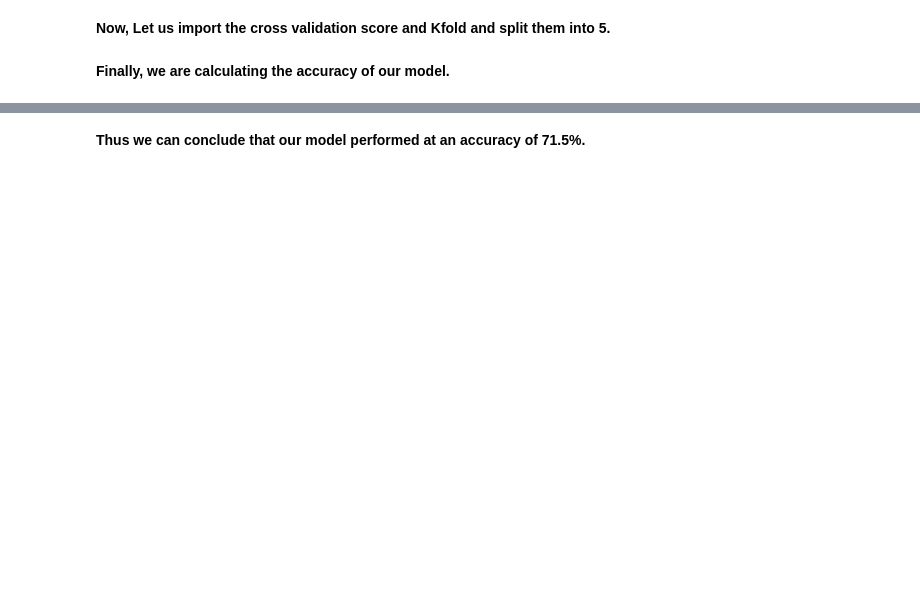
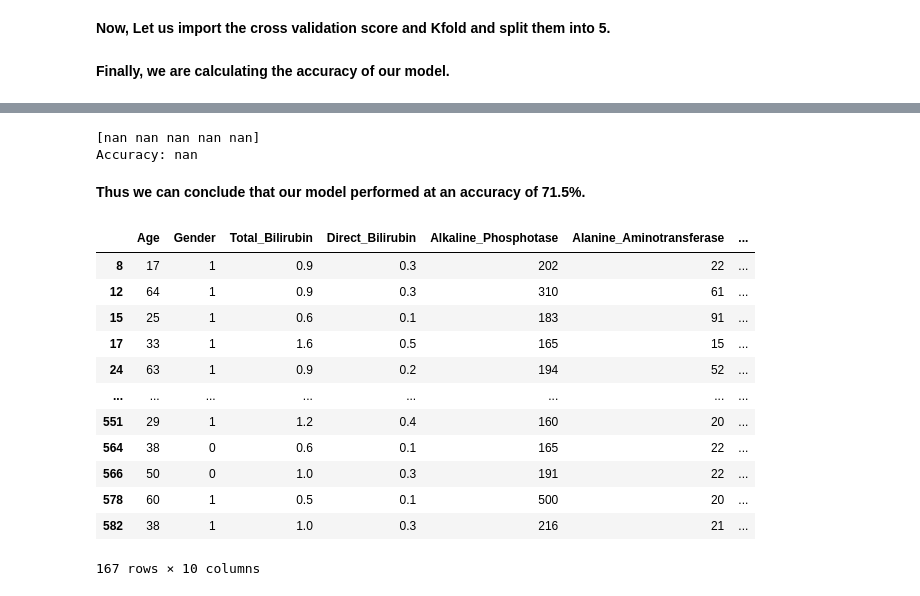
Before and after one commit to unh-projects/liver-disease-detection, a Jupyter notebook: liver-disease-EDA.ipynb, the cells around one changed output, grey strips where cells are left out. Drawn from its saved outputs; the diff is of its cells as text; code cells hidden in the pictures; blank space fills up the shorter version.

```diff
--- a/liver-disease-EDA.ipynb
+++ b/liver-disease-EDA.ipynb
@@ -247,9 +279,12 @@ accuracy_score(y_test, y_pred)
 # %%
 from sklearn.model_selection import KFold, cross_val_score
-kfold = KFold(n_splits=5,random_state=42)
+kfold = KFold(n_splits=5, random_state=1, shuffle=True)
 logmodel = LogisticRegression(C=1, penalty='l1')
 results = cross_val_score(logmodel, X_train,y_train,cv = kfold)
 print(results)
 print("Accuracy:",results.mean()*100)
+# %% [output]
+[nan nan nan nan nan]
+Accuracy: nan
 # %% [markdown]
 **Thus we can conclude that our model performed at an accuracy of 71.5%.**
@@ -257,0 +293,18 @@ X_test
+# %%
+o_diag = patients_data[patients_data['Diagnosis']==0].drop("Diagnosis", axis=1)
+# %%
+o_diag
+# %% [output]
+|  | Age | Gender | Total_Bilirubin | Direct_Bilirubin | Alkaline_Phosphotase | Alanine_Aminotransferase | ... |
+| 8 | 17 | 1 | 0.9 | 0.3 | 202 | 22 | ... |
+| 12 | 64 | 1 | 0.9 | 0.3 | 310 | 61 | ... |
+| 15 | 25 | 1 | 0.6 | 0.1 | 183 | 91 | ... |
+| 17 | 33 | 1 | 1.6 | 0.5 | 165 | 15 | ... |
+| 24 | 63 | 1 | 0.9 | 0.2 | 194 | 52 | ... |
+| ... | ... | ... | ... | ... | ... | ... | ... |
+| 551 | 29 | 1 | 1.2 | 0.4 | 160 | 20 | ... |
+| 564 | 38 | 0 | 0.6 | 0.1 | 165 | 22 | ... |
+| 566 | 50 | 0 | 1.0 | 0.3 | 191 | 22 | ... |
+| 578 | 60 | 1 | 0.5 | 0.1 | 500 | 20 | ... |
+| 582 | 38 | 1 | 1.0 | 0.3 | 216 | 21 | ... |
+167 rows × 10 columns
```
Also changed, not shown: parts of 18 cells of this notebook, 2 other files.
